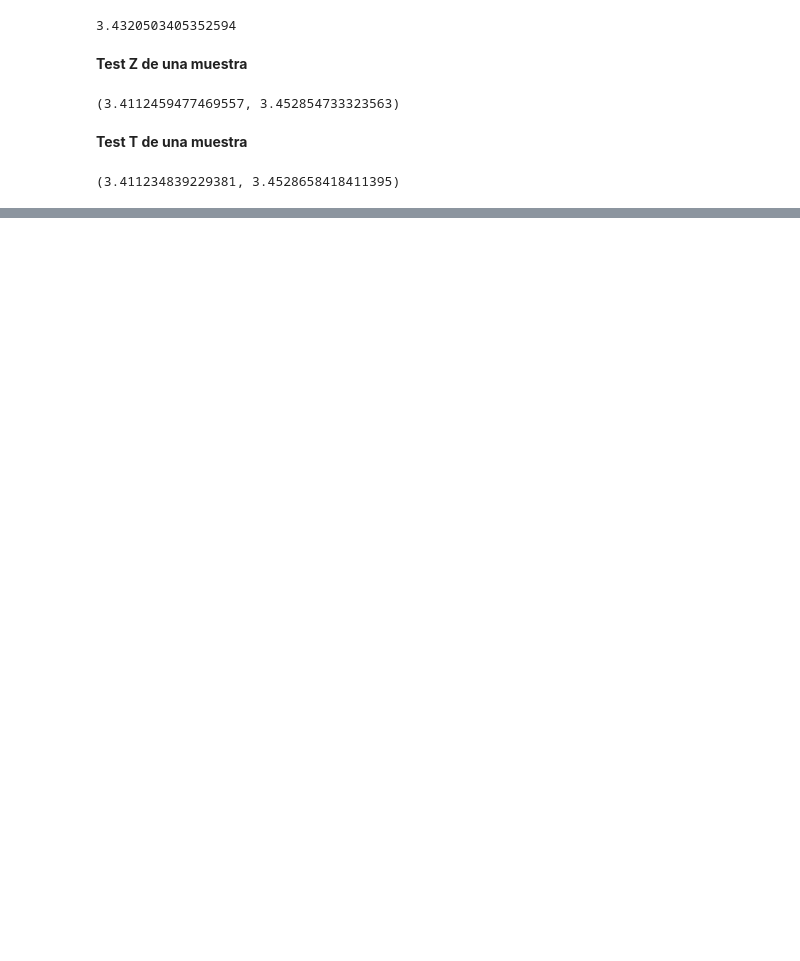
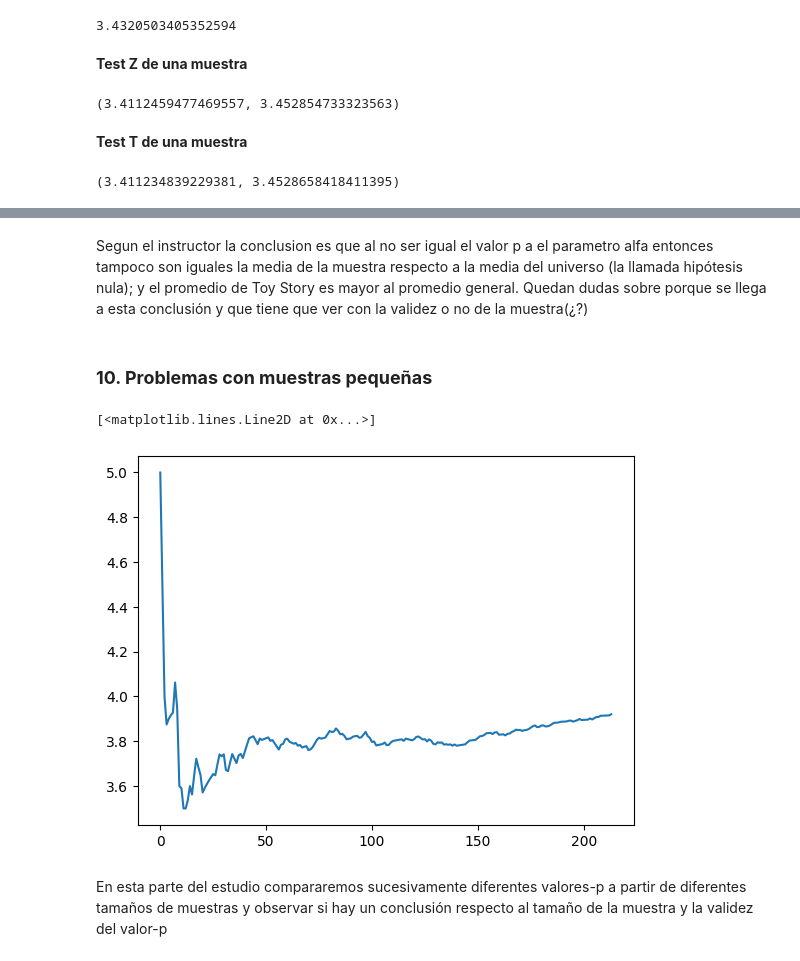
Before and after one commit to JuanPerezMolina/tests_estadisticos_python, a Jupyter notebook: 231028-1_1tests_estadisticos_python.ipynb, the cells around one changed output, grey strips where cells are left out. Drawn from its saved outputs; the diff is of its cells as text; code cells hidden in the pictures; blank space fills up the shorter version.

```diff
--- a/231028-1_1tests_estadisticos_python.ipynb
+++ b/231028-1_1tests_estadisticos_python.ipynb
@@ -452,0 +504,17 @@ desc_puntaje_promedio_mas_de_nueve_se.tconfint_mean()
+# %% [markdown]
+Segun el instructor la conclusion es que al no ser igual el valor p a el parametro alfa entonces tampoco son iguales la media de la muestra respecto a la media del universo (la llamada hipótesis nula); y el promedio de Toy Story es mayor al promedio general. Quedan dudas sobre porque se llega a esta conclusión y que tiene que ver con la validez o no de la muestra(¿?)
+# %% [markdown]
+### **10. Problemas con muestras pequeñas**
+# %%
+np.random.seed(75241)
+muestra_aleatoria_se = puntajes_toys_story_df.sample(frac=1).rating
+promedios_acumulados_ls = list()
+for i in range(1,len(muestra_aleatoria_se)):
+  promedios_acumulados_ls.append(muestra_aleatoria_se[0:i].mean())
+promedios_acumulados_ls
+plt.plot(promedios_acumulados_ls)
+# %% [output]
+[<matplotlib.lines.Line2D at 0x...>]
+[figure, added]
+# %% [markdown]
+En esta parte del estudio compararemos sucesivamente diferentes valores-p a partir de diferentes tamaños de muestras y observar si hay un conclusión respecto al tamaño de la muestra y la validez del valor-p
```
Also changed, not shown: parts of 22 cells of this notebook.
